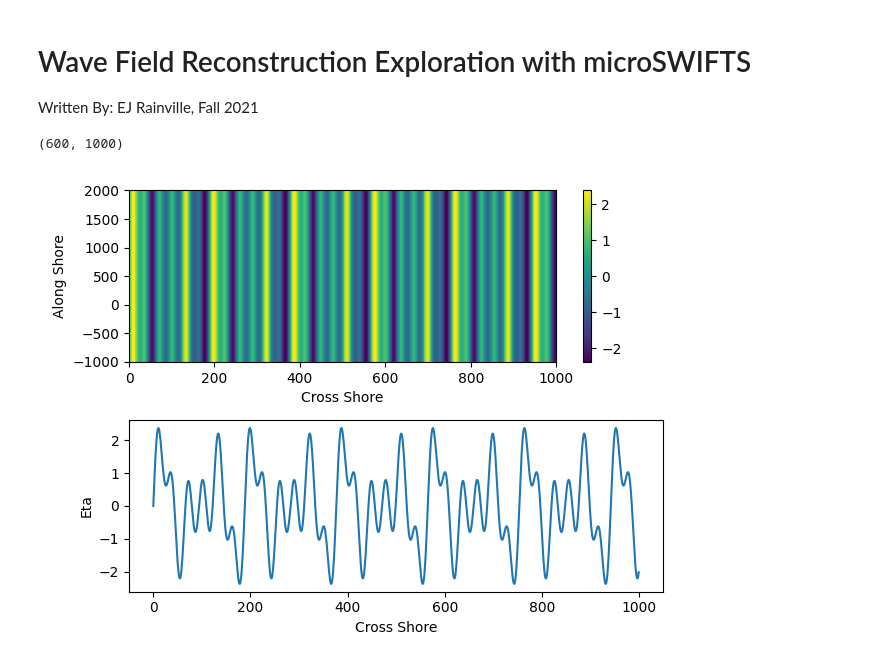
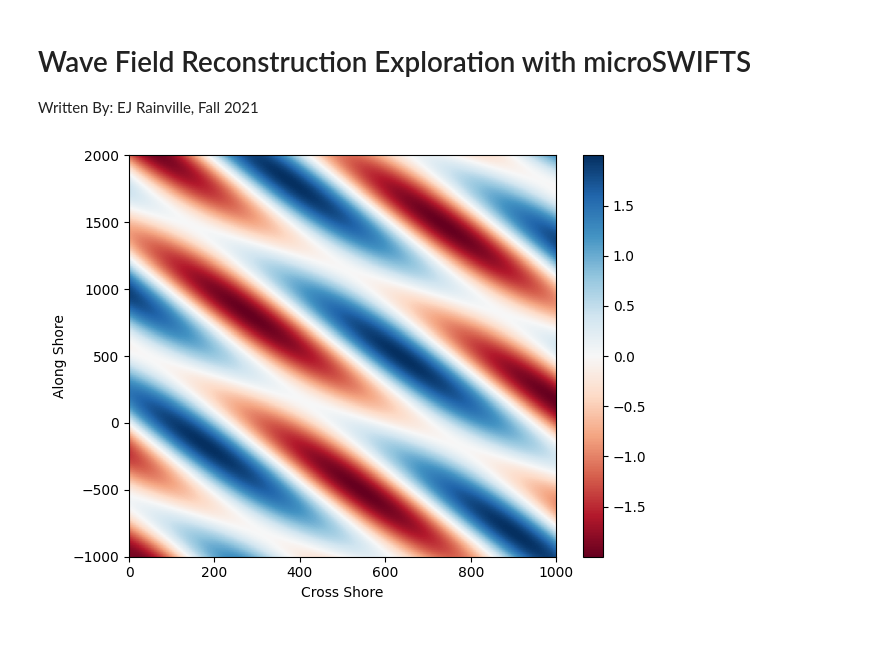
Before and after one commit to SASlabgroup/DUNEXMainExp, a Jupyter notebook: analysis/waveFieldReconstruction-exploration.ipynb, the cells around one changed output. Saved outputs shown, nothing was run; the diff lists cells and outputs as text; code cells hidden in the pictures.

Commit message:
made a short-crested wave field.

```diff
--- a/analysis/waveFieldReconstruction-exploration.ipynb
+++ b/analysis/waveFieldReconstruction-exploration.ipynb
@@ -9,44 +15,38 @@ from scipy import signal
 # %%
 # Make Grid for reconstruction
 x = np.linspace(0, 1000, num=1000)
 y = np.linspace(-1000, 2000, num=600)
 x_grid, y_grid = np.meshgrid(x, y, indexing='xy')
-print(x_grid.shape)
+
+# Approximate depth (open ocean)
+depth = 1000 # units are meters
 
 # Make ocean surface function that will be "sampled" at each grid point
 # Long period component - Swell waves
 period_1 = 15 # period in seconds
 freq_1 = 1/period_1
-component_1 = np.sin(freq_1 * x_grid)
+component_1 = np.sin((1/(2*np.pi)) * freq_1 * (x_grid + 0.2 * y_grid))
 
 # Middle Component
 period_2 = 10 # period in seconds
 freq_2= 1/period_2
-component_2 = np.sin(freq_2 * x_grid)
-
-# Short Period Component - Wind waves
-period_3 = 5 # period in seconds
-freq_3= 1/period_3
-component_3 = np.sin(freq_3 * x_grid)
+component_2 = np.sin((1/(2*np.pi)) * freq_2 * (x_grid + 0.5 * y_grid))
 
 # Total Surface
-eta = component_1 + component_2 + component_3
+eta = component_1 + component_2
 
 # Plot the Ocean Surface function
-fig_surface, (ax1, ax2) = plt.subplots(2)
+fig_surface, ax = plt.subplots()
 # Plot surface contour map
-map = ax1.pcolor(x_grid, y_grid, eta)
-ax1.set_xlabel('Cross Shore')
-ax1.set_ylabel('Along Shore')
-fig_surface.colorbar(map, ax=ax1)
-
-# Plot surface transect
-ax2.plot(eta[0,:])
-ax2.set_xlabel('Cross Shore')
-ax2.set_ylabel('Eta')
+map = ax.pcolor(x_grid, y_grid, eta, cmap='RdBu', shading='auto')
+ax.set_xlabel('Cross Shore')
+ax.set_ylabel('Along Shore')
+# ax.axis('equal')
+ax.set_xlim(x[0], x[-1])
+ax.set_ylim(y[0], y[-1])
+fig_surface.colorbar(map, ax=ax)
 
 # Figure Properties
 plt.tight_layout()
 # %% [output]
-(600, 1000)
-[figure, old version]
+[figure, new version]
```
Also changed, not shown: parts of 2 cells of this notebook.
